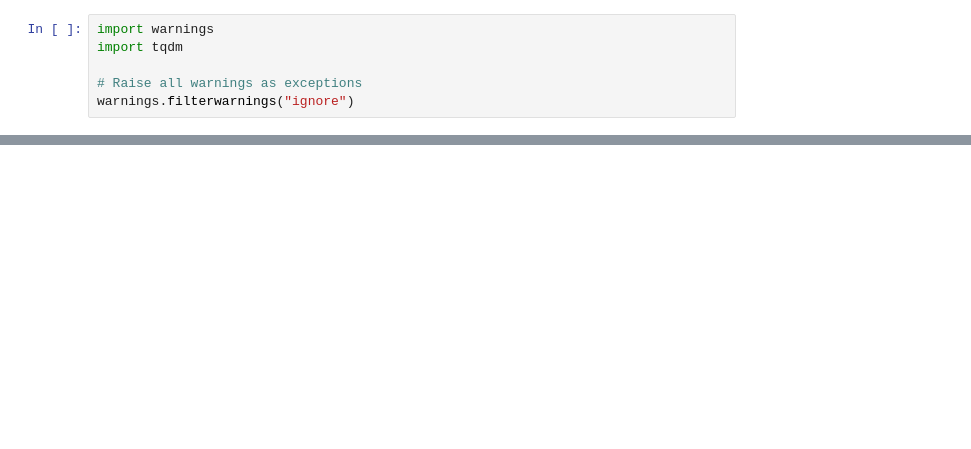
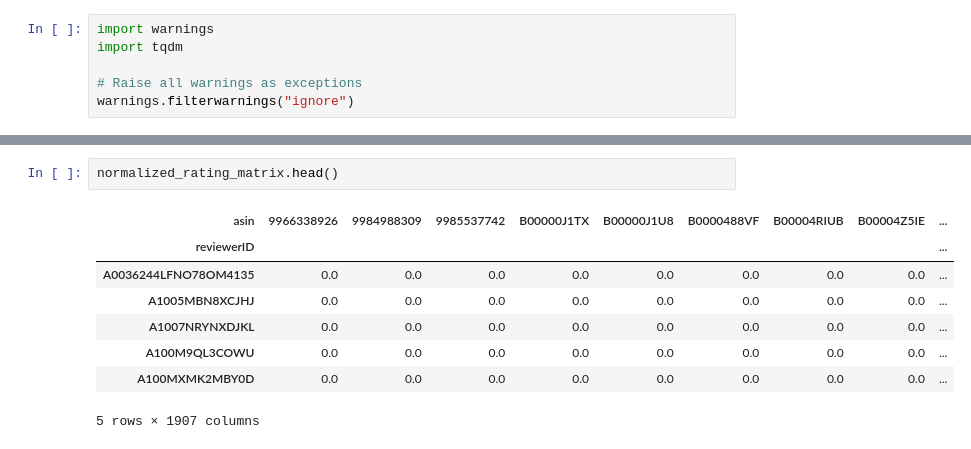
Before and after one commit to NalishJain/CSE508_Winter2024_A3_2021543, a Jupyter notebook: code.ipynb, the cells around one changed output, grey strips where cells are left out. Saved outputs shown, nothing was run; the diff lists cells and outputs as text; blank space fills up the shorter version.

```diff
--- a/code.ipynb
+++ b/code.ipynb
@@ -313,0 +451,11 @@ weighted avg       0.76      0.84      0.76     30202
+# %%
+normalized_rating_matrix.head()
+# %% [output]
+| asin | 9966338926 | 9984988309 | 9985537742 | B00000J1TX | B00000J1U8 | B0000488VF | B00004RIUB | B00004Z5IE | ... |
+| reviewerID |  |  |  |  |  |  |  |  | ... |
+| A0036244LFNO78OM4135 | 0.0 | 0.0 | 0.0 | 0.0 | 0.0 | 0.0 | 0.0 | 0.0 | ... |
+| A1005MBN8XCJHJ | 0.0 | 0.0 | 0.0 | 0.0 | 0.0 | 0.0 | 0.0 | 0.0 | ... |
+| A1007NRYNXDJKL | 0.0 | 0.0 | 0.0 | 0.0 | 0.0 | 0.0 | 0.0 | 0.0 | ... |
+| A100M9QL3COWU | 0.0 | 0.0 | 0.0 | 0.0 | 0.0 | 0.0 | 0.0 | 0.0 | ... |
+| A100MXMK2MBY0D | 0.0 | 0.0 | 0.0 | 0.0 | 0.0 | 0.0 | 0.0 | 0.0 | ... |
+5 rows × 1907 columns
```
Also changed, not shown: parts of 29 cells of this notebook, 1 other file.
